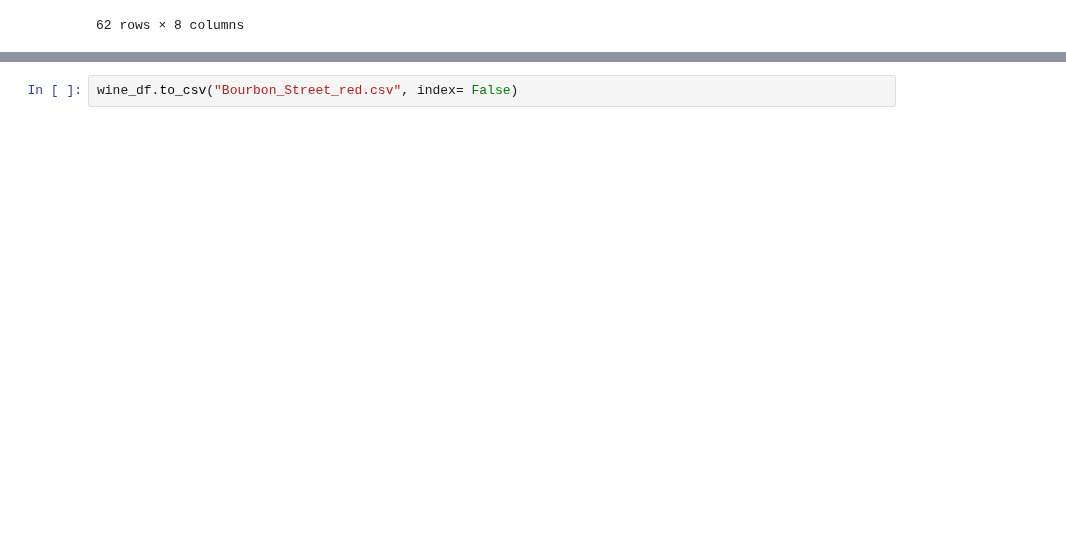
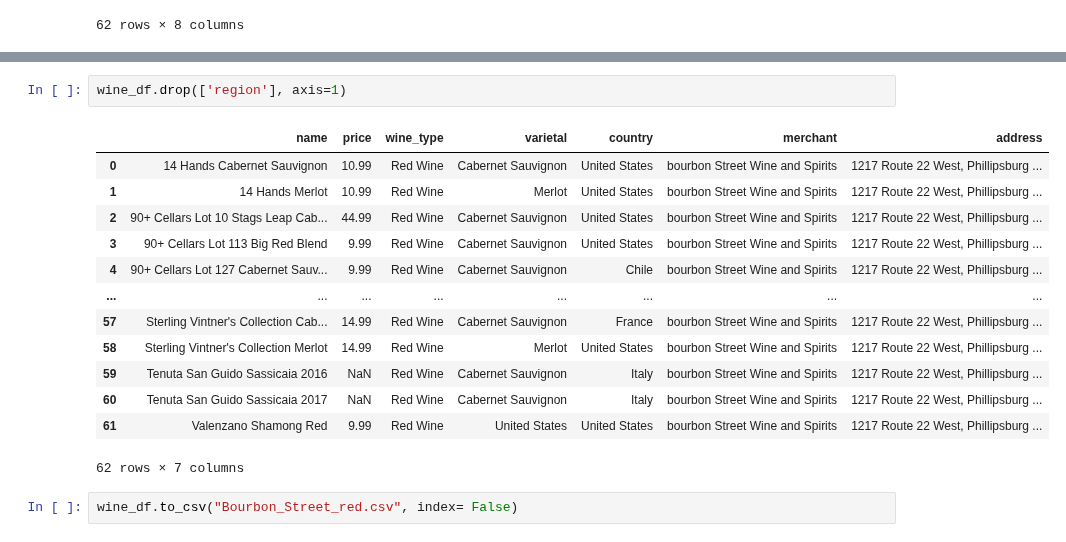
Before and after one commit to MersedehSP/Wine_ETL, a Jupyter notebook: bourbon_street_red.ipynb, the cells around one changed output, grey strips where cells are left out. Drawn from its saved outputs; the diff is of its cells as text; blank space fills up the shorter version.

Commit message:
completed new CSV with matching columns names and dropped empty rows

```diff
--- a/bourbon_street_red.ipynb
+++ b/bourbon_street_red.ipynb
@@ -231,3 +232,19 @@ wine_df
 62 rows × 8 columns
+# %%
+wine_df.drop(['region'], axis=1)
+# %% [output]
+|  | name | price | wine_type | varietal | country | merchant | address |
+| 0 | 14 Hands Cabernet Sauvignon | 10.99 | Red Wine | Cabernet Sauvignon | United States | bourbon Street Wine and Spirits | 1217 Route 22 West, Phillipsburg ... |
+| 1 | 14 Hands Merlot | 10.99 | Red Wine | Merlot | United States | bourbon Street Wine and Spirits | 1217 Route 22 West, Phillipsburg ... |
+| 2 | 90+ Cellars Lot 10 Stags Leap Cab... | 44.99 | Red Wine | Cabernet Sauvignon | United States | bourbon Street Wine and Spirits | 1217 Route 22 West, Phillipsburg ... |
+| 3 | 90+ Cellars Lot 113 Big Red Blend | 9.99 | Red Wine | Cabernet Sauvignon | United States | bourbon Street Wine and Spirits | 1217 Route 22 West, Phillipsburg ... |
+| 4 | 90+ Cellars Lot 127 Cabernet Sauv... | 9.99 | Red Wine | Cabernet Sauvignon | Chile | bourbon Street Wine and Spirits | 1217 Route 22 West, Phillipsburg ... |
+| ... | ... | ... | ... | ... | ... | ... | ... |
+| 57 | Sterling Vintner's Collection Cab... | 14.99 | Red Wine | Cabernet Sauvignon | France | bourbon Street Wine and Spirits | 1217 Route 22 West, Phillipsburg ... |
+| 58 | Sterling Vintner's Collection Merlot | 14.99 | Red Wine | Merlot | United States | bourbon Street Wine and Spirits | 1217 Route 22 West, Phillipsburg ... |
+| 59 | Tenuta San Guido Sassicaia 2016 | NaN | Red Wine | Cabernet Sauvignon | Italy | bourbon Street Wine and Spirits | 1217 Route 22 West, Phillipsburg ... |
+| 60 | Tenuta San Guido Sassicaia 2017 | NaN | Red Wine | Cabernet Sauvignon | Italy | bourbon Street Wine and Spirits | 1217 Route 22 West, Phillipsburg ... |
+| 61 | Valenzano Shamong Red | 9.99 | Red Wine | United States | United States | bourbon Street Wine and Spirits | 1217 Route 22 West, Phillipsburg ... |
+62 rows × 7 columns
 # %%
 wine_df.to_csv("Bourbon_Street_red.csv", index= False)
```
Also changed, not shown: parts of 1 cell of this notebook, 1 other file.
